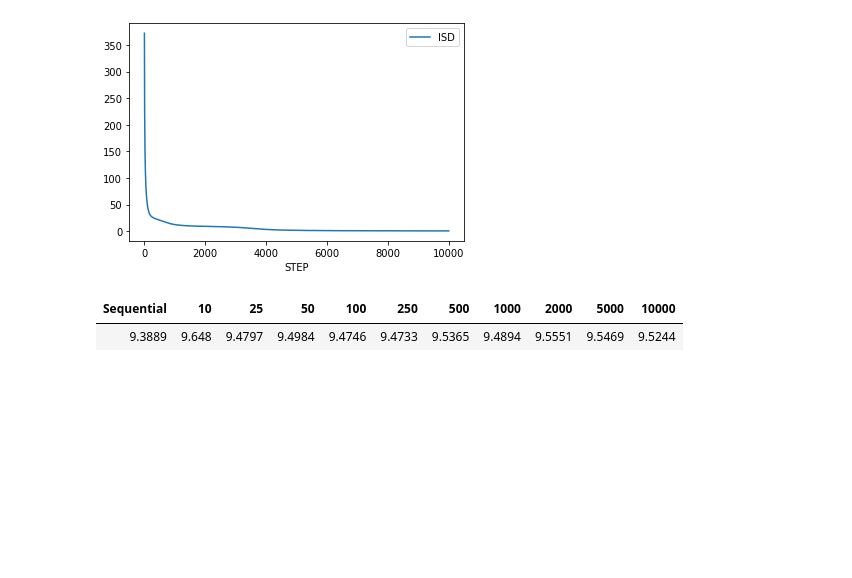
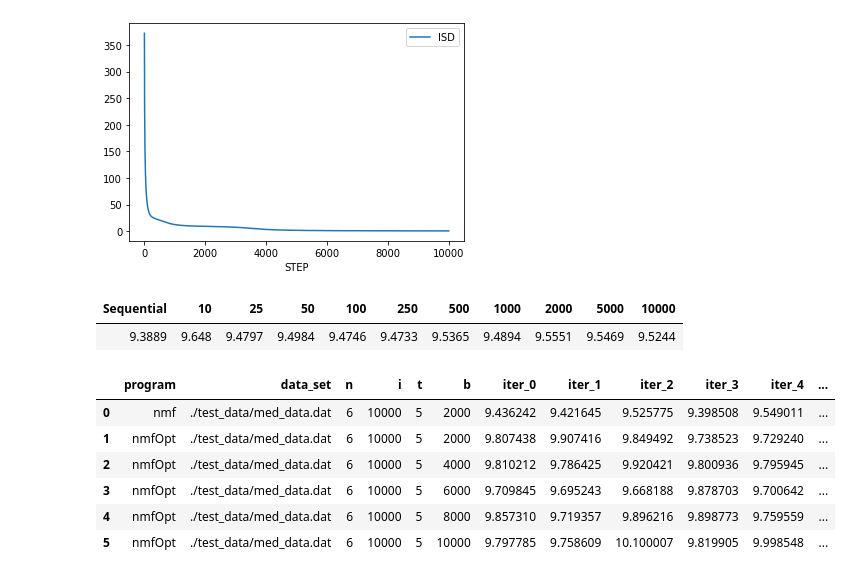
Before and after one commit to NFabrizio/NMF, a Jupyter notebook: results.ipynb, the cells around one changed output. Cells and saved outputs as stored; diff of their text form; code cells hidden in the pictures; blank space fills up the shorter version.

```diff
--- a/results.ipynb
+++ b/results.ipynb
@@ -186,0 +218,11 @@ table
+# %%
+data_nmfOpt = pandas.read_csv('results_nmfOpt.csv', delimiter=',', decimal='.')
+data_nmfOpt
+# %% [output]
+|  | program | data_set | n | i | t | b | iter_0 | iter_1 | iter_2 | iter_3 | iter_4 | ... |
+| 0 | nmf | ./test_data/med_data.dat | 6 | 10000 | 5 | 2000 | 9.436242 | 9.421645 | 9.525775 | 9.398508 | 9.549011 | ... |
+| 1 | nmfOpt | ./test_data/med_data.dat | 6 | 10000 | 5 | 2000 | 9.807438 | 9.907416 | 9.849492 | 9.738523 | 9.729240 | ... |
+| 2 | nmfOpt | ./test_data/med_data.dat | 6 | 10000 | 5 | 4000 | 9.810212 | 9.786425 | 9.920421 | 9.800936 | 9.795945 | ... |
+| 3 | nmfOpt | ./test_data/med_data.dat | 6 | 10000 | 5 | 6000 | 9.709845 | 9.695243 | 9.668188 | 9.878703 | 9.700642 | ... |
+| 4 | nmfOpt | ./test_data/med_data.dat | 6 | 10000 | 5 | 8000 | 9.857310 | 9.719357 | 9.896216 | 9.898773 | 9.759559 | ... |
+| 5 | nmfOpt | ./test_data/med_data.dat | 6 | 10000 | 5 | 10000 | 9.797785 | 9.758609 | 10.100007 | 9.819905 | 9.998548 | ... |
```
Also changed, not shown: parts of 6 cells of this notebook, 8 other files.
